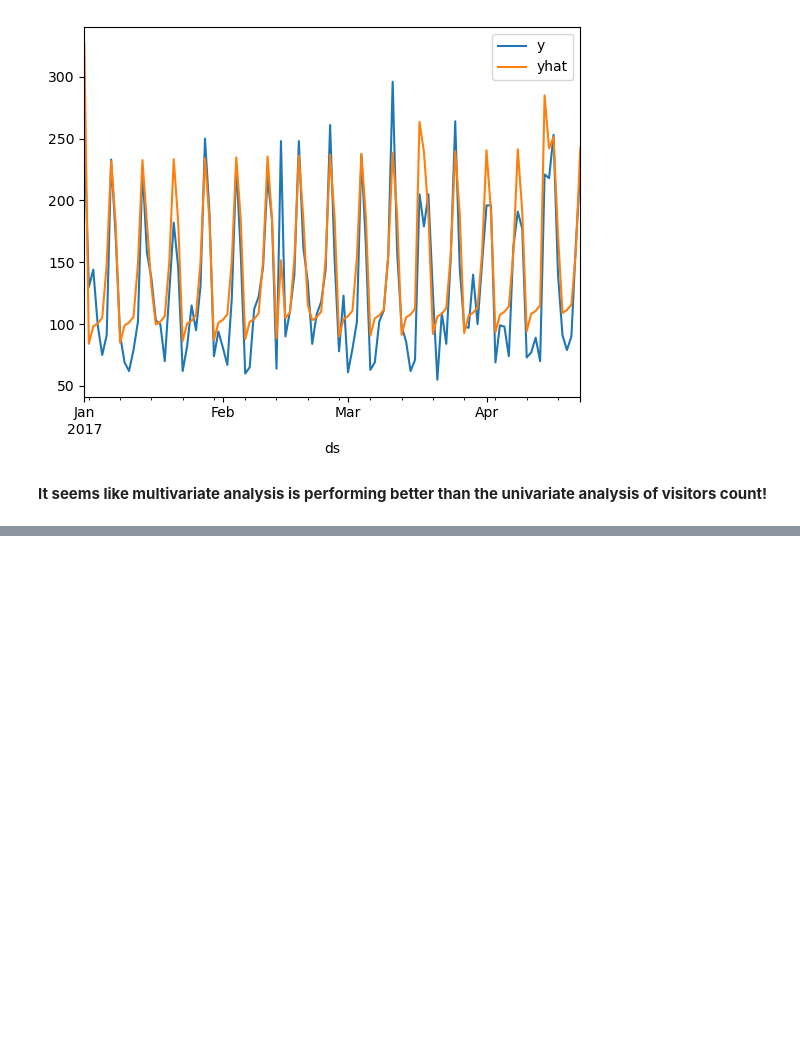
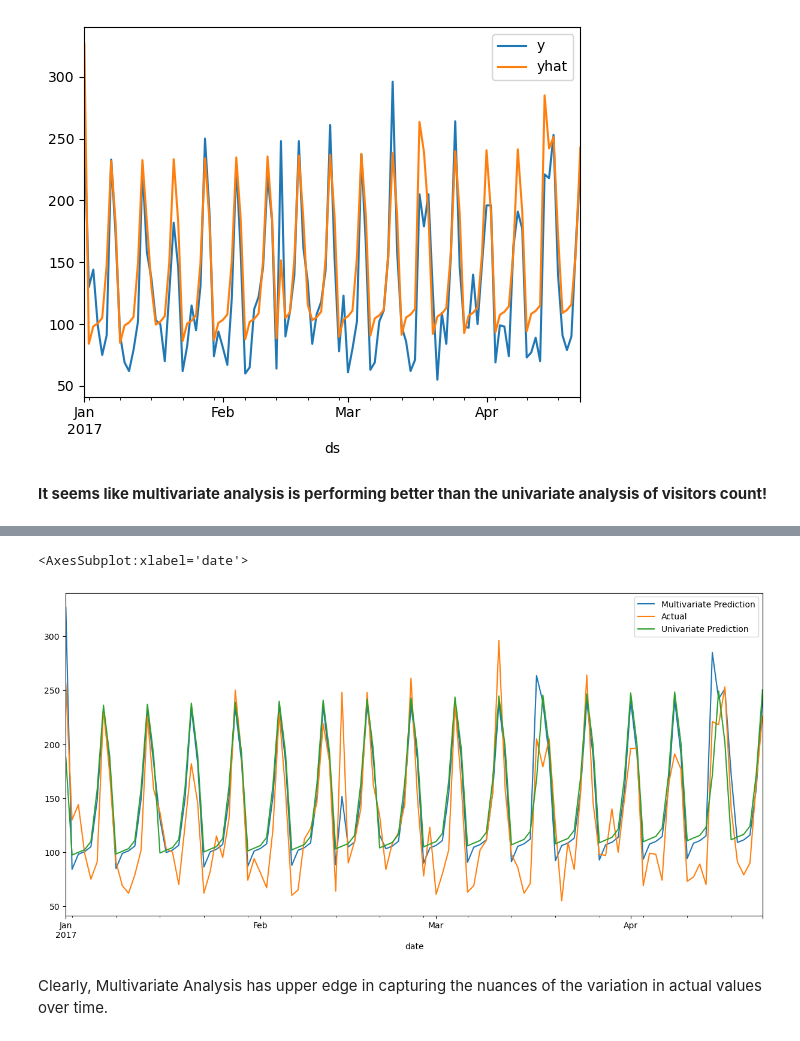
Before and after one commit to ajitsingh98/Time-Series-Analysis-and-Forecasting-with-Python, a Jupyter notebook: Time_Series_Forecasting_With_Prophet.ipynb, the cells around one changed output, grey strips where cells are left out. Cells and saved outputs as stored; diff of their text form; code cells hidden in the pictures; blank space fills up the shorter version.

```diff
--- a/Time_Series_Forecasting_With_Prophet.ipynb
+++ b/Time_Series_Forecasting_With_Prophet.ipynb
@@ -90,9 +94,9 @@ test.columns
 # %% [output]
 Index(['ds', 'y'], dtype='object')
 # %%
-y_pred_df = forecast_uni[forecast_uni['ds'] >= split_date][['ds', 'yhat']]
+y_pred_df_uni = forecast_uni[forecast_uni['ds'] >= split_date][['ds', 'yhat']]
 
-result = pd.merge(test, y_pred_df, how='inner')
+result = pd.merge(test, y_pred_df_uni, how='inner')
 
 result.shape
 # %% [output]
@@ -290,0 +328,9 @@ result.set_index('ds').dropna().plot()
+# %%
+y = test[['ds', 'y']].rename({"ds":"date", "y":"Actual"}, axis=1)
+y_pred_df_multi = y_pred_df_multi.rename({"ds":"date", "yhat":"Multivariate Prediction"}, axis=1)
+y_pred_df_uni = y_pred_df_uni.rename({"ds":"date", "yhat":"Univariate Prediction"}, axis=1)
+
+plot_df = pd.merge(y_pred_df_multi, y, on=["date"], how="inner")
+plot_df = pd.merge(plot_df, y_pred_df_uni, on=["date"], how="inner").set_index("date")
+
+plot_df.head()
@@ -290,0 +345,7 @@ result.set_index('ds').dropna().plot()
+# %%
+plot_df.plot(figsize=(15, 7))
+# %% [output]
+<AxesSubplot:xlabel='date'>
+[figure, added]
+# %% [markdown]
+Clearly, Multivariate Analysis has upper edge in capturing the nuances of the variation in actual values over time.
```
Also changed, not shown: parts of 18 cells of this notebook, 2 other files.
